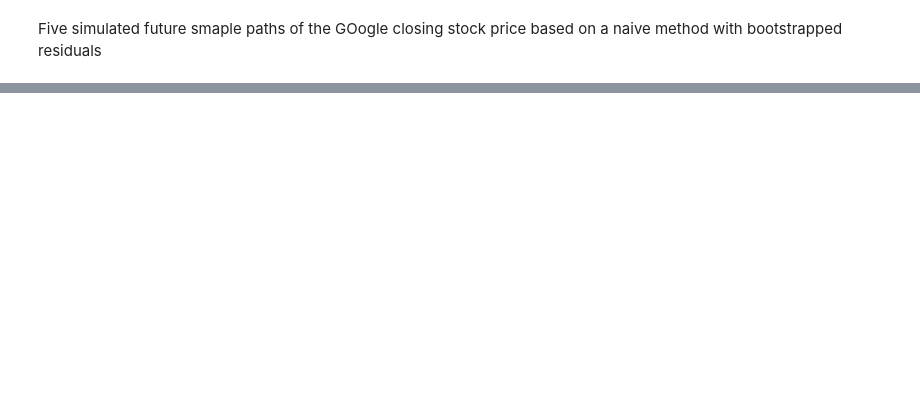
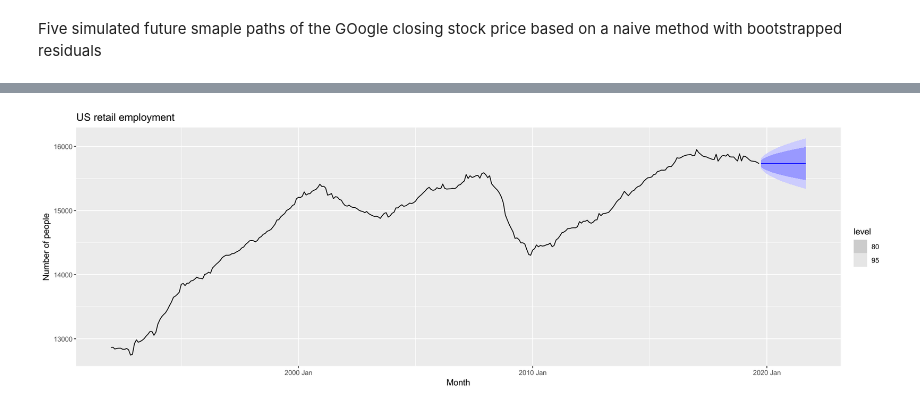
Before and after one commit to ARKA1112/Time_Series_R, a Jupyter notebook: OTEXTS_5.ipynb, the cells around one changed output, grey strips where cells are left out. Drawn from its saved outputs; the diff is of its cells as text; code cells hidden in the pictures; blank space fills up the shorter version.

```diff
--- a/OTEXTS_5.ipynb
+++ b/OTEXTS_5.ipynb
@@ -547,0 +596,2 @@ A tbl_ts: 10 × 7
+# %%
+us_retail_employment <- us_employment|>filter(year(Month)>=1992, Title=="Retail Trade")
@@ -547,0 +610,2 @@ A tbl_ts: 10 × 7
+# %%
+dcmp <- us_retail_employment|> model(STL(Employed ~ trend(window=7), robust = TRUE)) |> components() |> select(-.model)
@@ -547,0 +634,7 @@ A tbl_ts: 10 × 7
+# %%
+dcmp |> model(NAIVE(season_adjust)) |> forecast() |> autoplot(dcmp) + labs(y = "Number of people", title="US retail employment")
+
+
+# This shows naive forecasts of the seasonally adjusted US retail employment data. These are then reseasonalised by adding in the seasonal naive forecasts of the seasonal component.
+# %% [output]
+[figure, added]
```
Also changed, not shown: parts of 20 cells of this notebook.
